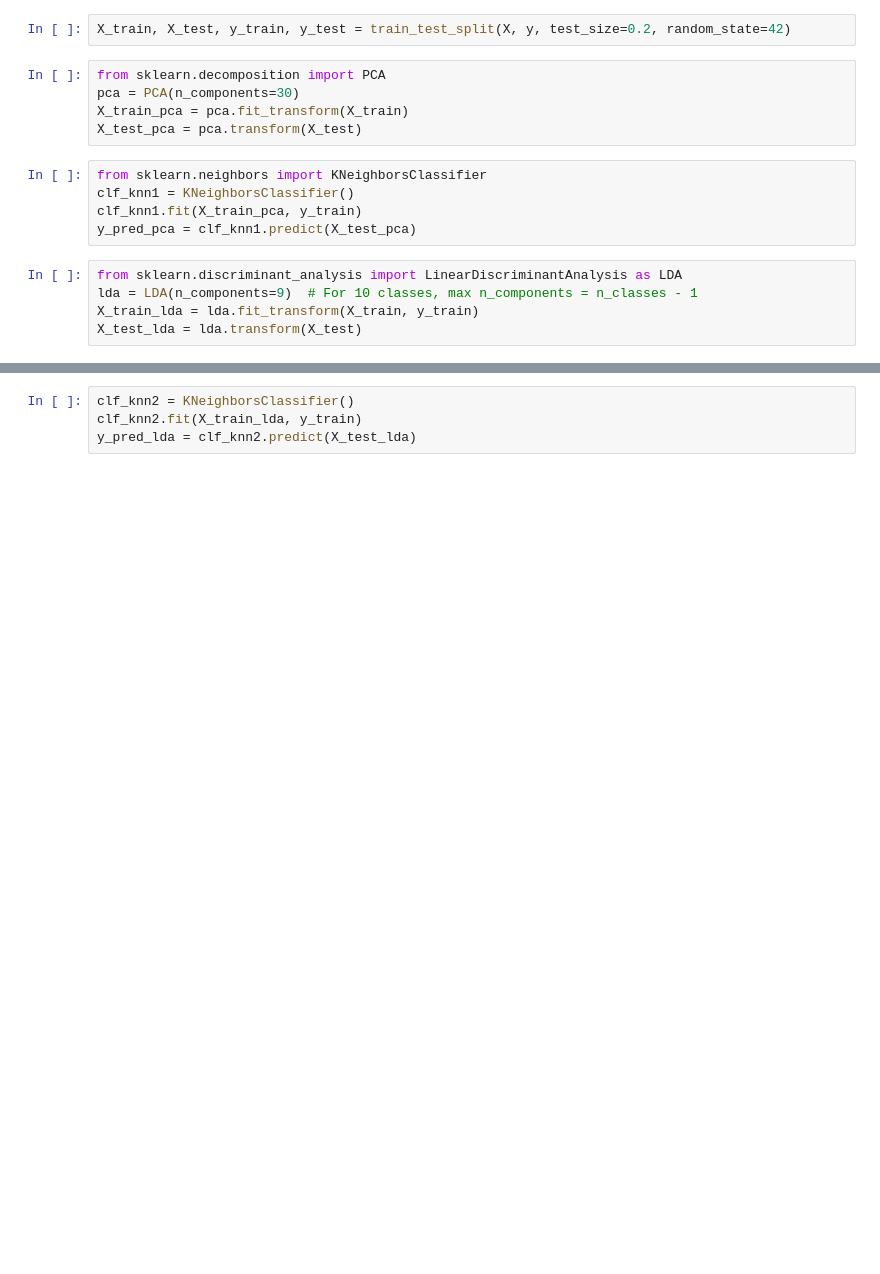
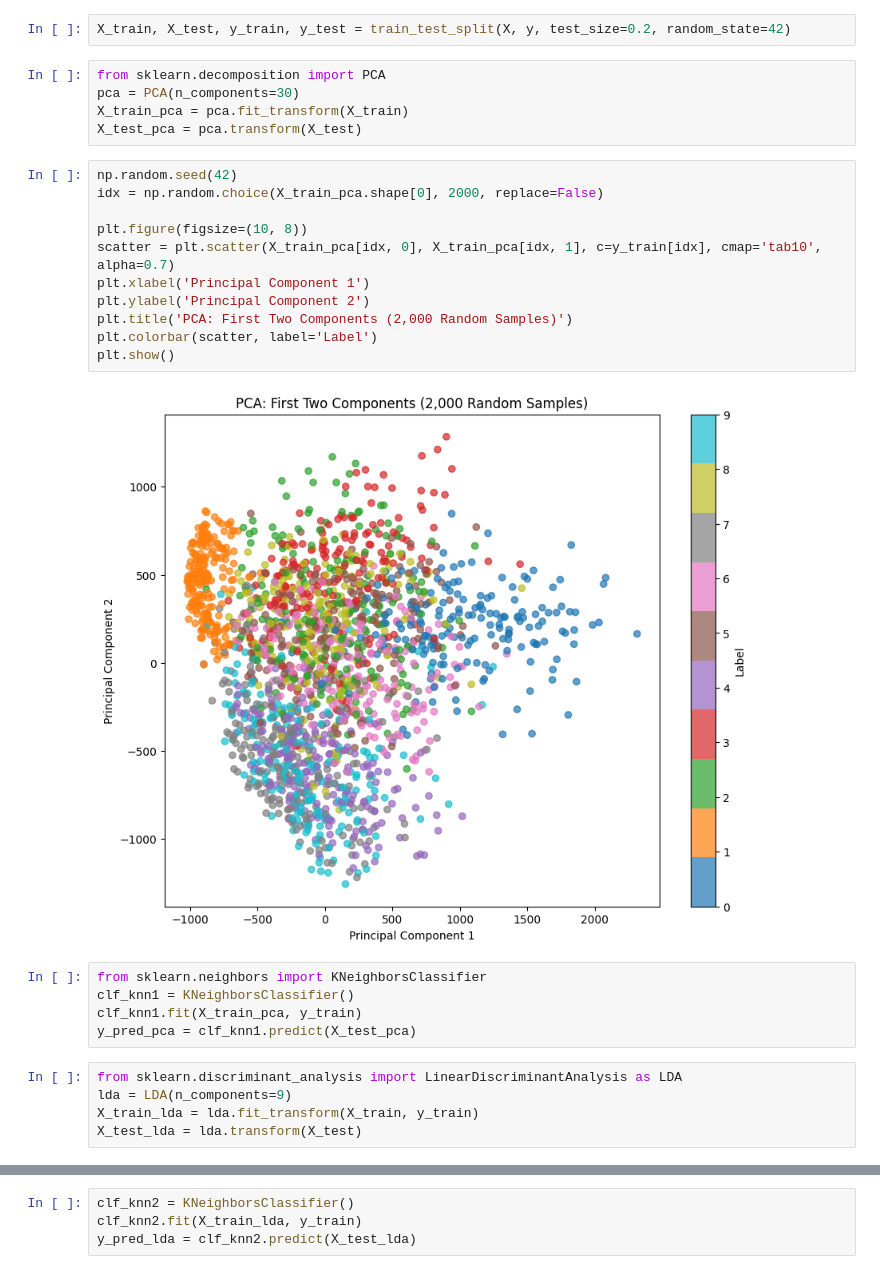
Before and after one commit to gsankarvg/pattern-recog-l2, a Jupyter notebook: q5.ipynb, the cells around one changed output, grey strips where cells are left out. Cells and saved outputs as stored; diff of their text form; blank space fills up the shorter version.

```diff
--- a/q5.ipynb
+++ b/q5.ipynb
@@ -42,6 +42,19 @@ from sklearn.decomposition import PCA
 pca = PCA(n_components=30)
 X_train_pca = pca.fit_transform(X_train)
 X_test_pca = pca.transform(X_test)
+# %%
+np.random.seed(42)
+idx = np.random.choice(X_train_pca.shape[0], 2000, replace=False)
+
+plt.figure(figsize=(10, 8))
+scatter = plt.scatter(X_train_pca[idx, 0], X_train_pca[idx, 1], c=y_train[idx], cmap='tab10', alpha=0.7)
+plt.xlabel('Principal Component 1')
+plt.ylabel('Principal Component 2')
+plt.title('PCA: First Two Components (2,000 Random Samples)')
+plt.colorbar(scatter, label='Label')
+plt.show()
+# %% [output]
+[figure, added]
 # %%
 from sklearn.neighbors import KNeighborsClassifier
 clf_knn1 = KNeighborsClassifier()
@@ -49,6 +62,6 @@ clf_knn1.fit(X_train_pca, y_train)
 y_pred_pca = clf_knn1.predict(X_test_pca)
 # %%
 from sklearn.discriminant_analysis import LinearDiscriminantAnalysis as LDA
-lda = LDA(n_components=9)  # For 10 classes, max n_components = n_classes - 1
+lda = LDA(n_components=9)
 X_train_lda = lda.fit_transform(X_train, y_train)
 X_test_lda = lda.transform(X_test)
```
Also changed, not shown: parts of 1 cell of this notebook, 11 other files.
